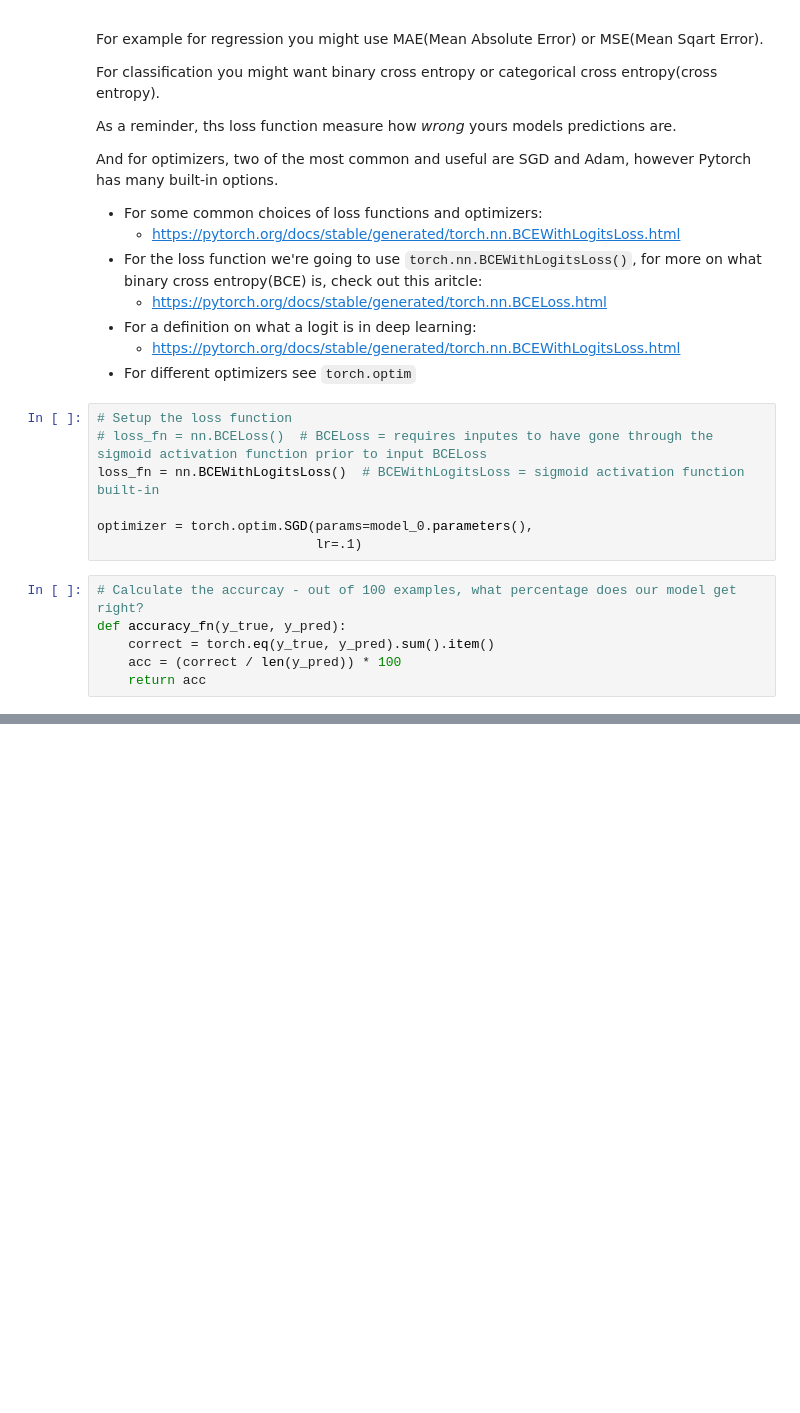
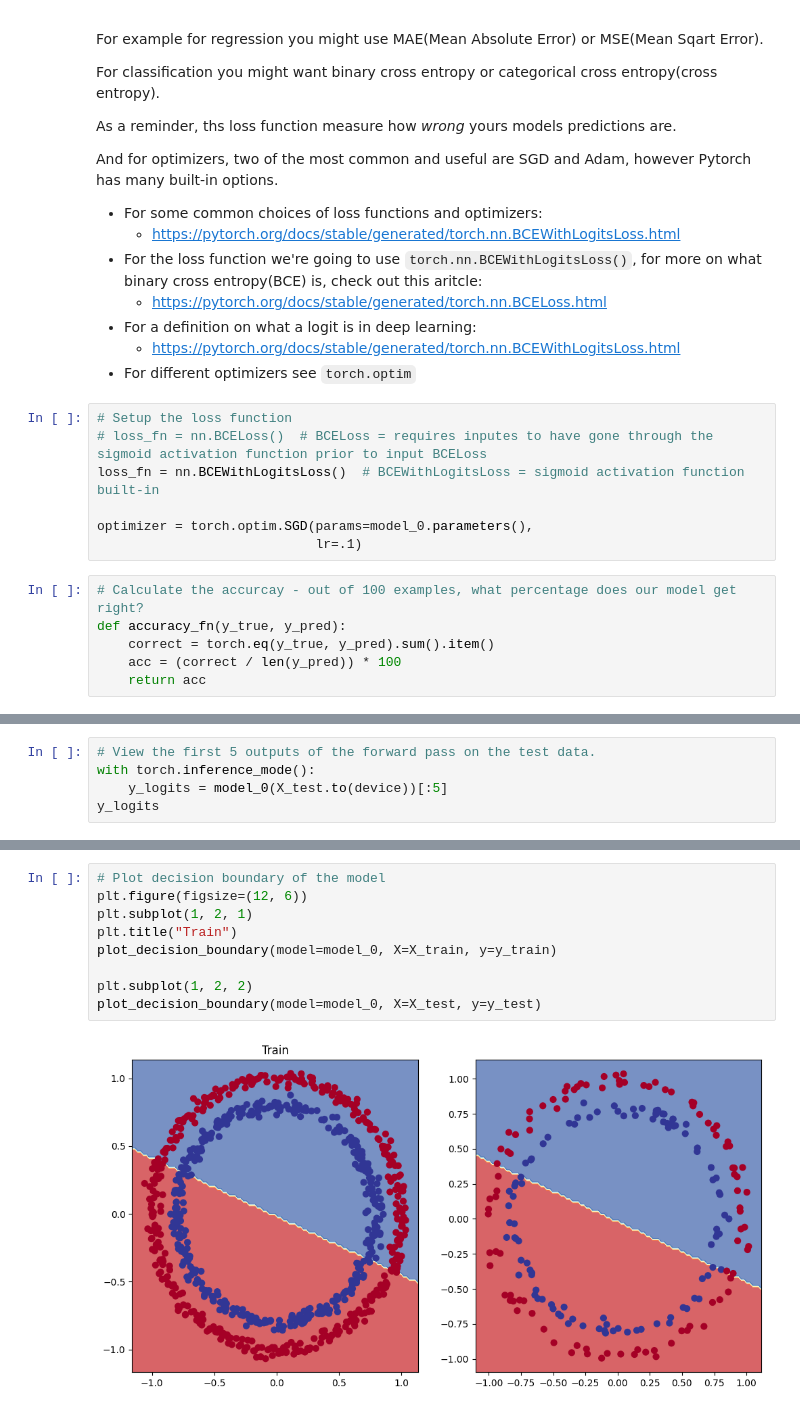
Before and after one commit to VanLinLin/PyTorch-for-Deep-Learning-Bootcamp, a Jupyter notebook: 02_pytorch_classification.ipynb, the cells around one changed output, grey strips where cells are left out. Drawn from its saved outputs; the diff is of its cells as text; blank space fills up the shorter version.

```diff
--- a/02_pytorch_classification.ipynb
+++ b/02_pytorch_classification.ipynb
@@ -291,0 +310,5 @@ def accuracy_fn(y_true, y_pred):
+# %%
+# View the first 5 outputs of the forward pass on the test data.
+with torch.inference_mode():
+    y_logits = model_0(X_test.to(device))[:5]
+y_logits
@@ -291,0 +460,11 @@ def accuracy_fn(y_true, y_pred):
+# %%
+# Plot decision boundary of the model
+plt.figure(figsize=(12, 6))
+plt.subplot(1, 2, 1)
+plt.title("Train")
+plot_decision_boundary(model=model_0, X=X_train, y=y_train)
+
+plt.subplot(1, 2, 2)
+plot_decision_boundary(model=model_0, X=X_test, y=y_test)
+# %% [output]
+[figure, added]
```
Also changed, not shown: parts of 13 cells of this notebook.
